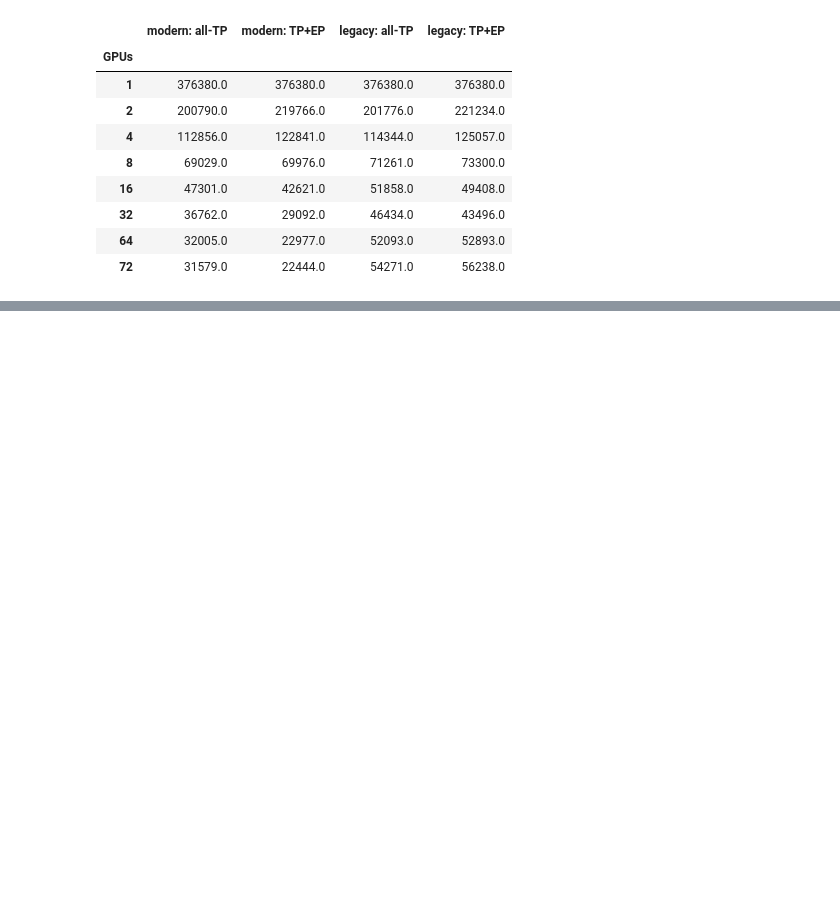
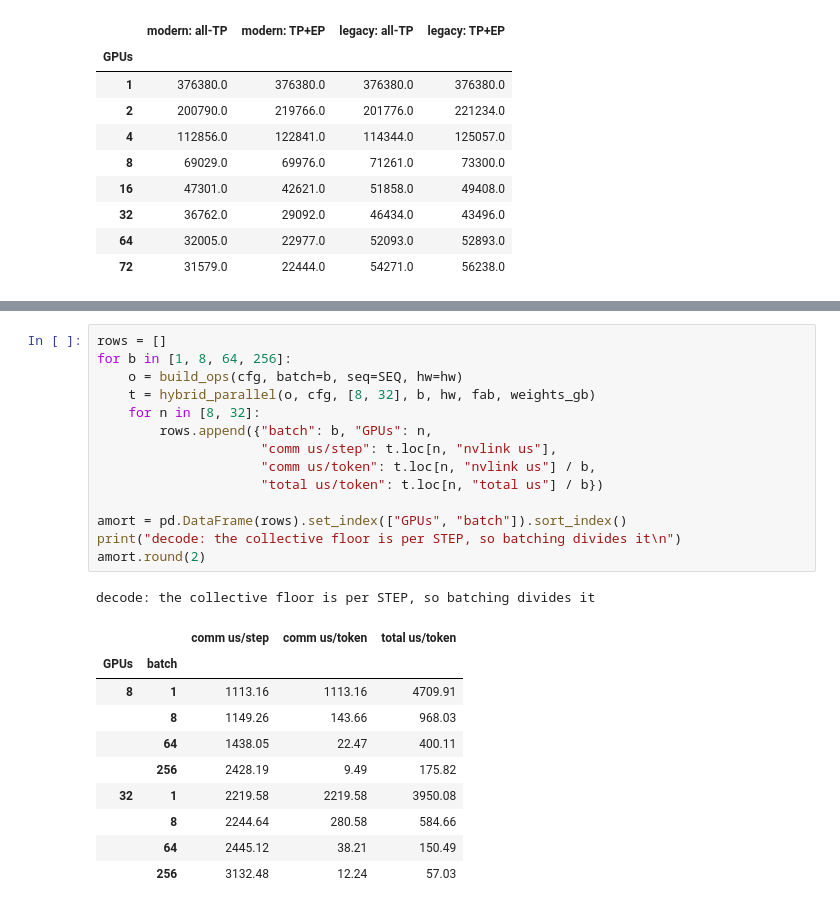
Before and after one commit to dougUCN/kimik3-exercise, a Jupyter notebook: roofline.ipynb, the cells around one changed output, grey strips where cells are left out. Drawn from its saved outputs; the diff is of its cells as text; blank space fills up the shorter version.

```diff
--- a/roofline.ipynb
+++ b/roofline.ipynb
@@ -1495,0 +1608,26 @@ prefill chunk 4,096, total us per chunk
+# %%
+rows = []
+for b in [1, 8, 64, 256]:
+    o = build_ops(cfg, batch=b, seq=SEQ, hw=hw)
+    t = hybrid_parallel(o, cfg, [8, 32], b, hw, fab, weights_gb)
+    for n in [8, 32]:
+        rows.append({"batch": b, "GPUs": n,
+                     "comm us/step": t.loc[n, "nvlink us"],
+                     "comm us/token": t.loc[n, "nvlink us"] / b,
+                     "total us/token": t.loc[n, "total us"] / b})
+
+amort = pd.DataFrame(rows).set_index(["GPUs", "batch"]).sort_index()
+print("decode: the collective floor is per STEP, so batching divides it\n")
+amort.round(2)
+# %% [output]
+decode: the collective floor is per STEP, so batching divides it
+|  |  | comm us/step | comm us/token | total us/token |
+| GPUs | batch |  |  |  |
+| 8 | 1 | 1113.16 | 1113.16 | 4709.91 |
+|  | 8 | 1149.26 | 143.66 | 968.03 |
+|  | 64 | 1438.05 | 22.47 | 400.11 |
+|  | 256 | 2428.19 | 9.49 | 175.82 |
+| 32 | 1 | 2219.58 | 2219.58 | 3950.08 |
+|  | 8 | 2244.64 | 280.58 | 584.66 |
+|  | 64 | 2445.12 | 38.21 | 150.49 |
+|  | 256 | 3132.48 | 12.24 | 57.03 |
```
Also changed, not shown: parts of 8 cells of this notebook.
